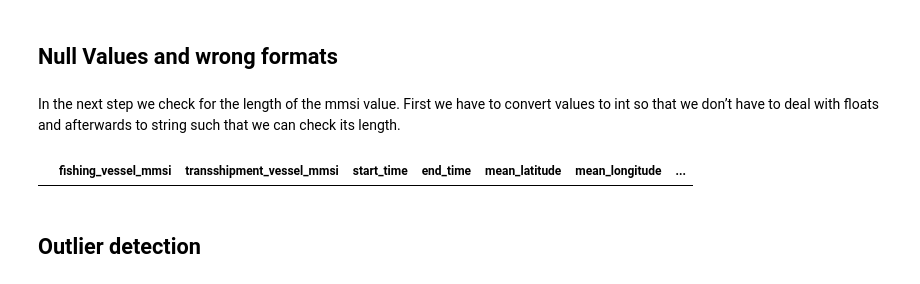
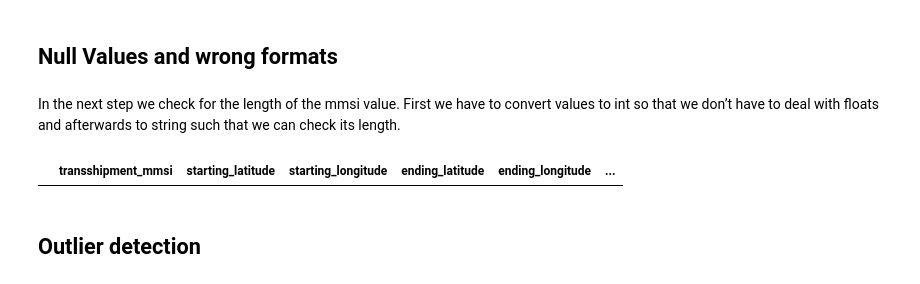
Before and after one commit to neuhart/Doing_DataScience_SS22, a Jupyter notebook: EDA.ipynb, the cells around one changed output. Drawn from its saved outputs; the diff is of its cells as text; code cells hidden in the pictures.

```diff
--- a/EDA.ipynb
+++ b/EDA.ipynb
@@ -185,9 +185,9 @@ Shape:  (46569, 9)
 # %% [markdown]
 In the next step we check for the length of the mmsi value. First we have to convert values to int so that we don’t have to deal with floats and afterwards to string such that we can check its length.
 # %%
-df_enc.loc[df_enc['transshipment_vessel_mmsi'].fillna(0).astype('int').astype(str).str.len() < 9] # also finds NaN values in that column
+df_loit.loc[df_loit['transshipment_mmsi'].fillna(0).astype(str).str.len() < 9] # also finds NaN values in that column
 # %% [output]
-|  | fishing_vessel_mmsi | transshipment_vessel_mmsi | start_time | end_time | mean_latitude | mean_longitude | ... |
+|  | transshipment_mmsi | starting_latitude | starting_longitude | ending_latitude | ending_longitude | ... |
 # %% [markdown]
 ## Outlier detection
 # %%
```
Also changed, not shown: parts of 6 cells of this notebook.
